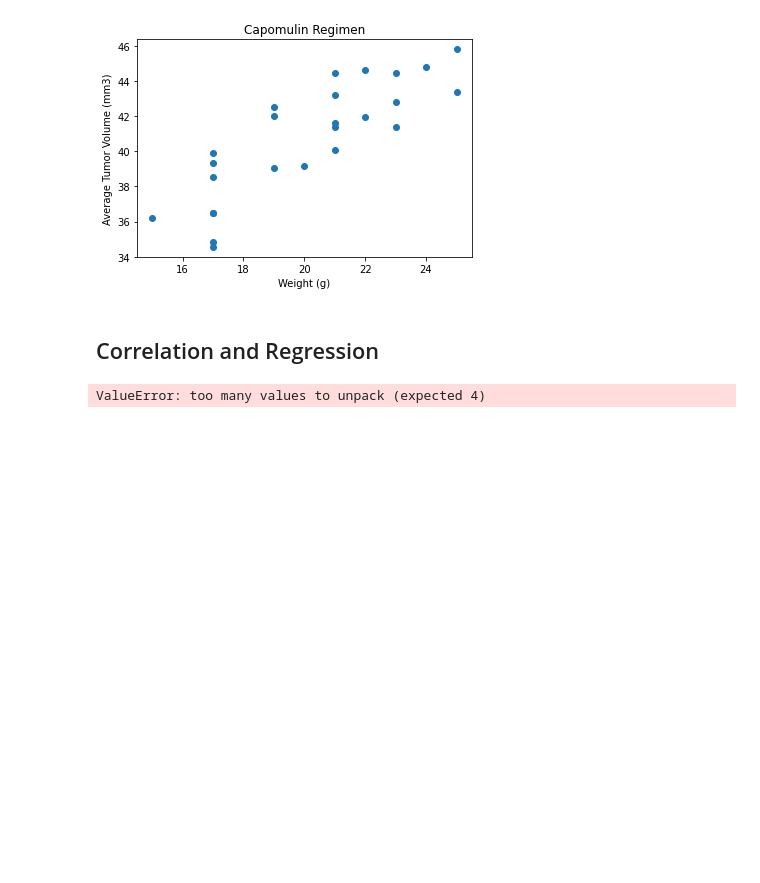
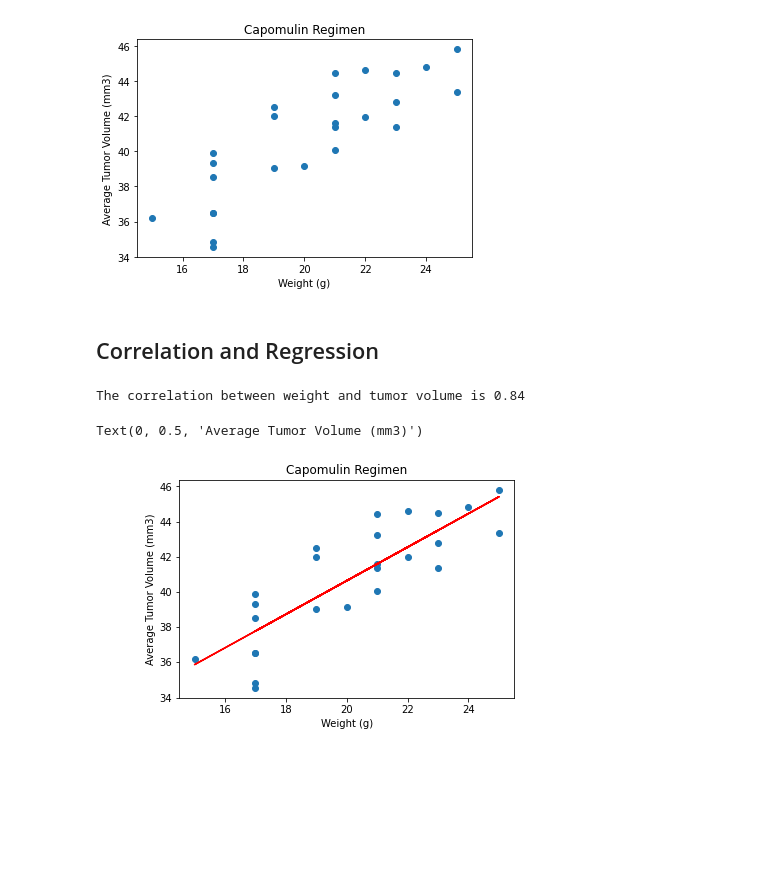
Before and after one commit to AdamTuor/matplotlib-challenge, a Jupyter notebook: Pymaceuticals/pymaceuticals_starter.ipynb, the cells around one changed output. Cells and saved outputs as stored; diff of their text form; code cells hidden in the pictures; blank space fills up the shorter version.

Commit message:
correlation/regression added

```diff
--- a/Pymaceuticals/pymaceuticals_starter.ipynb
+++ b/Pymaceuticals/pymaceuticals_starter.ipynb
@@ -417,21 +292,28 @@ Text(0, 0.5, 'Average Tumor Volume (mm3)')
 # %%
 # Calculate the correlation coefficient and linear regression model
 # for mouse weight and average tumor volume for the Capomulin regimen
 
 scatter_df=filtered_results[filtered_results['Drug Regimen']=='Capomulin']
 scatter_df=scatter_df.filter(['Mouse ID','Weight (g)'])
 x_values = scatter_df.groupby('Mouse ID').mean()
 scatter_df2=filtered_results[filtered_results['Drug Regimen']=='Capomulin']
 scatter_df2=scatter_df2.filter(['Mouse ID','Tumor Volume (mm3)'])
 y_values = scatter_df2.groupby('Mouse ID').mean()
 
-(slope, intercept, rvalue, pvalue, stderr) = st.linregress(x_values, y_values)
+correlation=st.pearsonr(x_values['Weight (g)'],y_values['Tumor Volume (mm3)'])
+print(f'The correlation between weight and tumor volume is {round(correlation[0],2)}')
+
+(slope, intercept, rvalue, pvalue, stderr) = st.linregress(x_values['Weight (g)'], y_values['Tumor Volume (mm3)'])
 regress_values = x_values * slope + intercept
 line_eq = "y = " + str(round(slope,2)) + "x + " + str(round(intercept,2))
 
 plt.scatter(x_values,y_values)
+plt.plot(x_values,regress_values,"r-")
+plt.annotate(line_eq,(12.0,25.0),fontsize=15,color="red")
 plt.title('Capomulin Regimen')
 plt.xlabel('Weight (g)')
 plt.ylabel('Average Tumor Volume (mm3)')
 # %% [output]
-ValueError: too many values to unpack (expected 4)
+The correlation between weight and tumor volume is 0.84
+Text(0, 0.5, 'Average Tumor Volume (mm3)')
+[figure, added]
```
Also changed, not shown: parts of 13 cells of this notebook.
